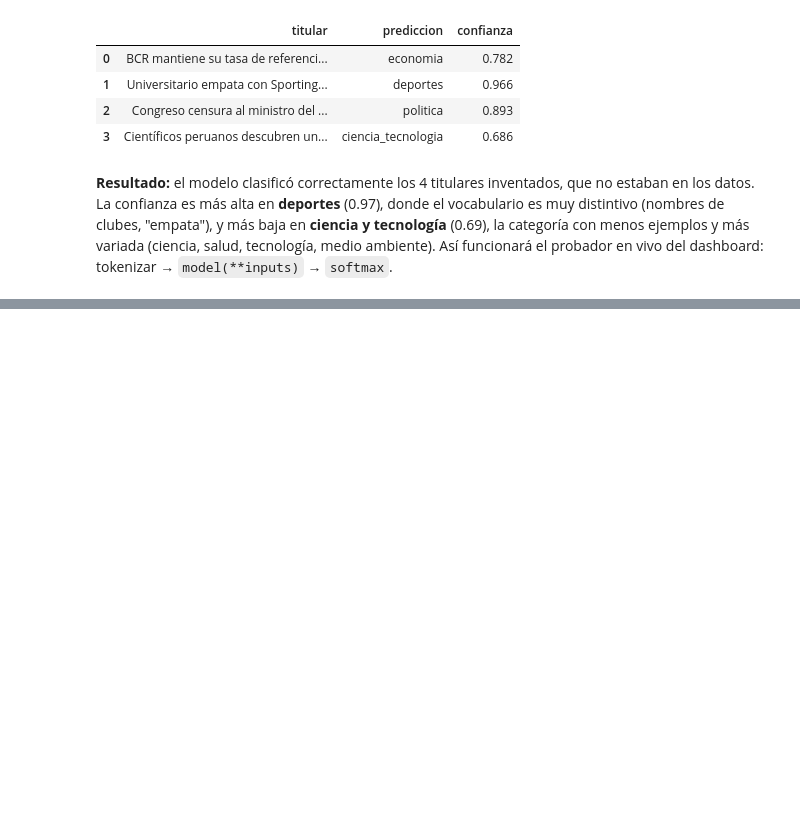
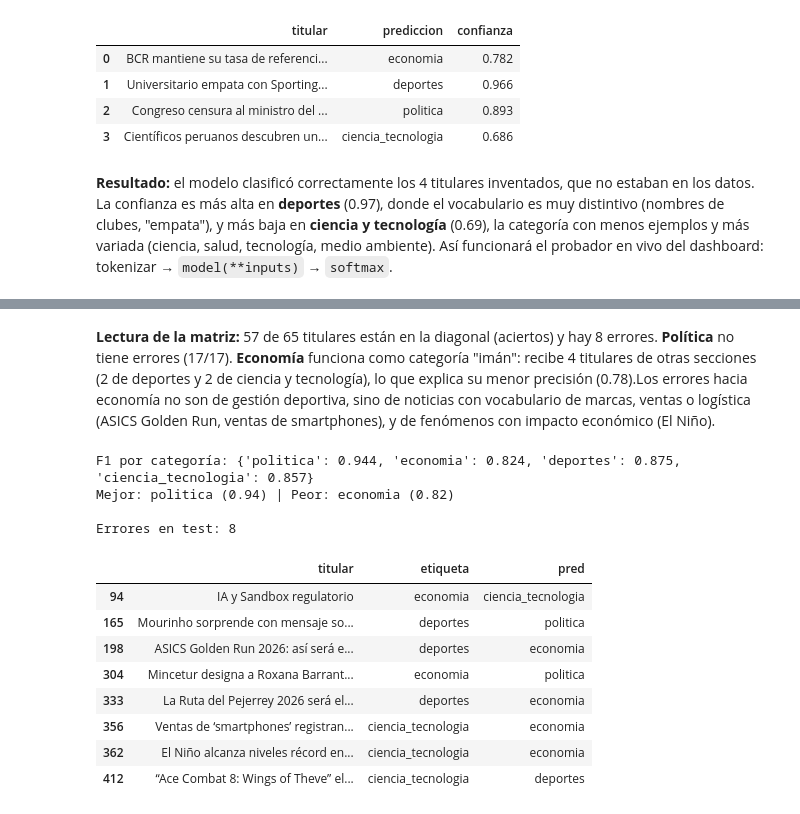
Before and after one commit to ValMur123/python_intermedio, a Jupyter notebook: tarea_1/02_clasificacion.ipynb, the cells around one changed output, grey strips where cells are left out. Saved outputs shown, nothing was run; the diff lists cells and outputs as text; code cells hidden in the pictures; blank space fills up the shorter version.

```diff
--- a/tarea_1/02_clasificacion.ipynb
+++ b/tarea_1/02_clasificacion.ipynb
@@ -690,0 +749,31 @@ medio ambiente). Así funcionará el probador en vivo del dashboard: tokenizar
+# %% [markdown]
+**Lectura de la matriz:** 57 de 65 titulares están en la diagonal (aciertos) y hay 8 errores. **Política** no tiene
+errores (17/17). **Economía** funciona como categoría "imán": recibe 4 titulares de otras secciones (2 de deportes y 2
+de ciencia y tecnología), lo que explica su menor precisión (0.78).Los errores hacia economía no son de gestión deportiva, sino de noticias con vocabulario de marcas, ventas o logística (ASICS Golden Run, ventas de smartphones), y de fenómenos con impacto económico (El Niño).
+# %%
+# 7c) F1 por categoría y errores
+f1_cat = {c: reporte[c]["f1-score"] for c in CATEGORIAS}
+mejor, peor = max(f1_cat, key=f1_cat.get), min(f1_cat, key=f1_cat.get)
+print("F1 por categoría:", {k: round(v, 3) for k, v in f1_cat.items()})
+print(f"Mejor: {mejor} ({f1_cat[mejor]:.2f}) | Peor: {peor} ({f1_cat[peor]:.2f})")
+
+test_out = df[df["particion"] == "test"].copy()
+test_out["pred"] = [ID2LABEL[i] for i in y_pred]
+errores = test_out[test_out["pred"] != test_out["etiqueta"]][["titular", "etiqueta", "pred"]]
+print(f"\nErrores en test: {len(errores)}")
+pd.set_option("display.max_colwidth", None)
+errores
+# %% [output]
+F1 por categoría: {'politica': 0.944, 'economia': 0.824, 'deportes': 0.875, 'ciencia_tecnologia': 0.857}
+Mejor: politica (0.94) | Peor: economia (0.82)
+
+Errores en test: 8
+|  | titular | etiqueta | pred |
+| 94 | IA y Sandbox regulatorio | economia | ciencia_tecnologia |
+| 165 | Mourinho sorprende con mensaje so... | deportes | politica |
+| 198 | ASICS Golden Run 2026: así será e... | deportes | economia |
+| 304 | Mincetur designa a Roxana Barrant... | economia | politica |
+| 333 | La Ruta del Pejerrey 2026 será el... | deportes | economia |
+| 356 | Ventas de ‘smartphones’ registran... | ciencia_tecnologia | economia |
+| 362 | El Niño alcanza niveles récord en... | ciencia_tecnologia | economia |
+| 412 | “Ace Combat 8: Wings of Theve” el... | ciencia_tecnologia | deportes |
```
Also changed, not shown: parts of 5 cells of this notebook, 1 other file.
